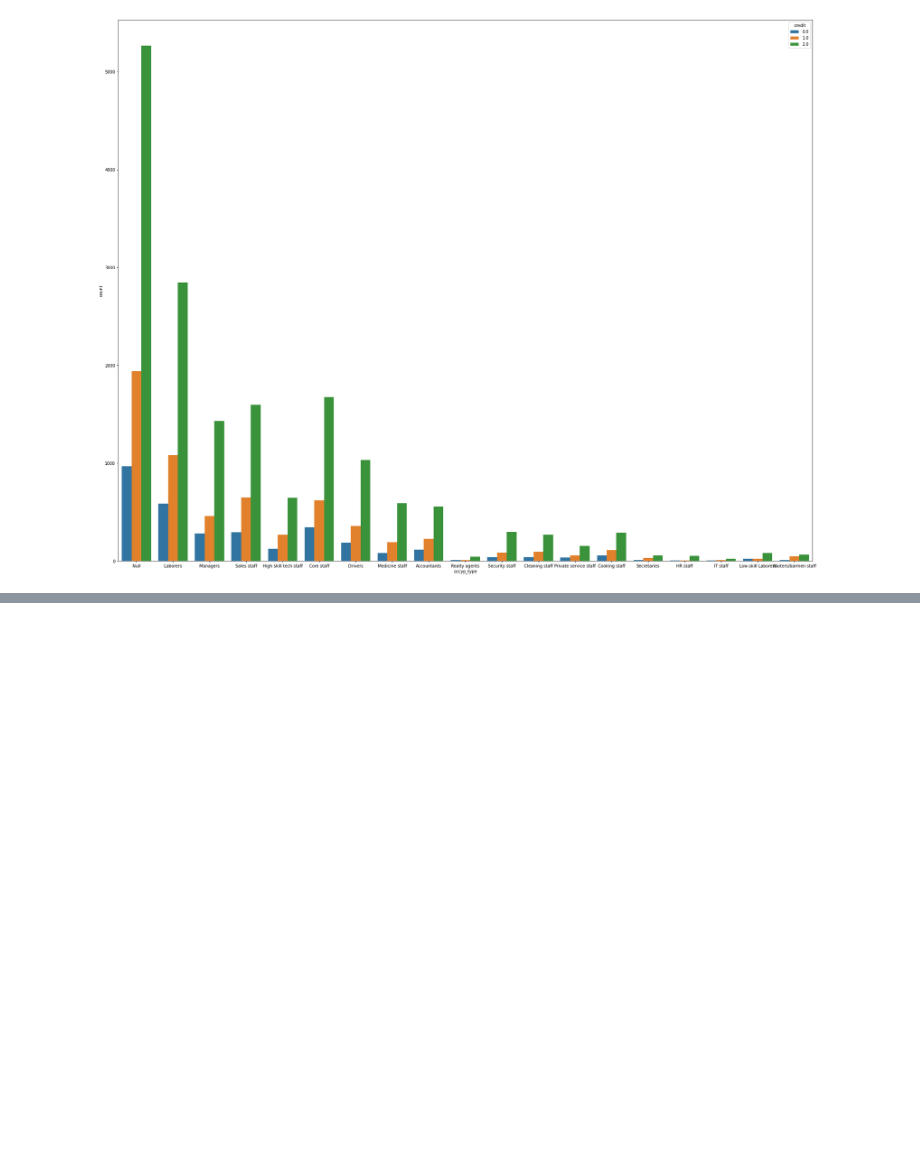
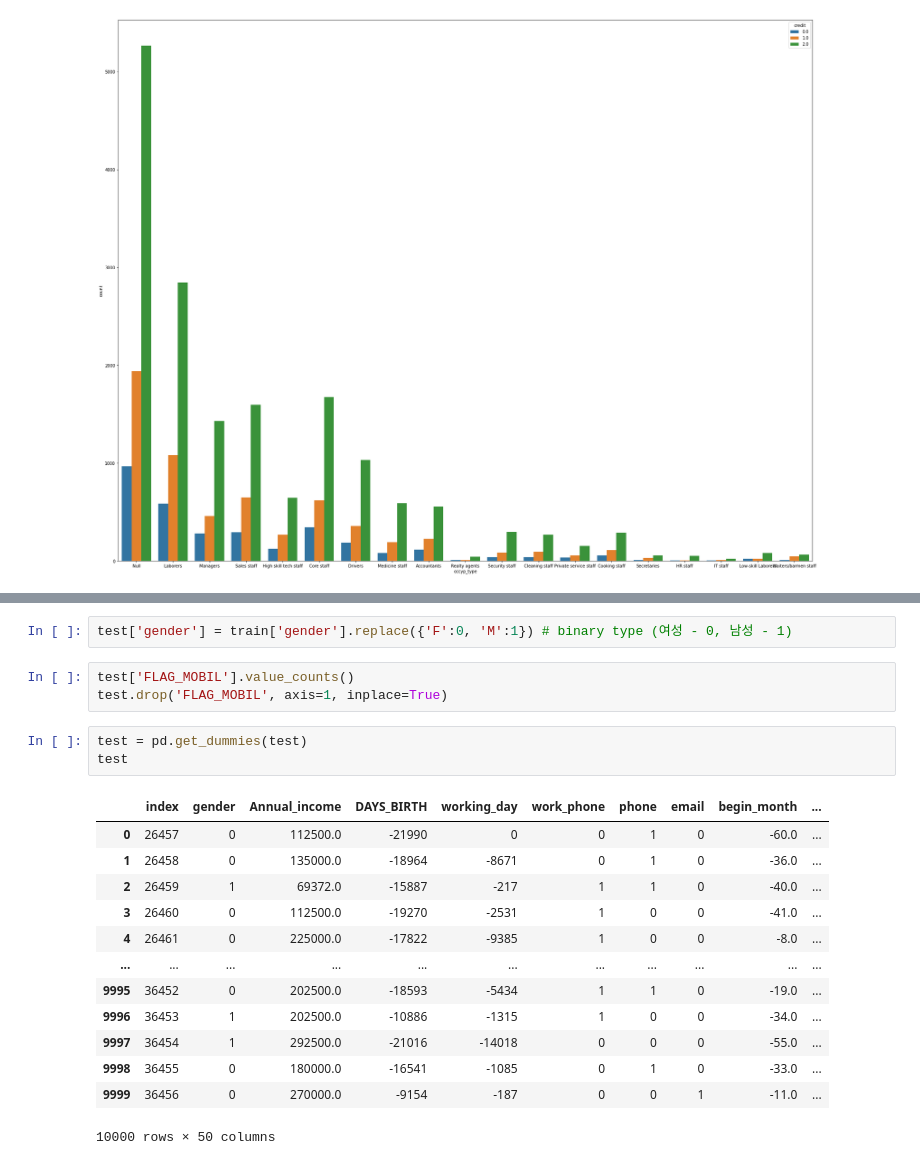
Before and after one commit to LIMDANBI/dacon_2021, a Jupyter notebook: EDA.ipynb, the cells around one changed output, grey strips where cells are left out. Saved outputs shown, nothing was run; the diff lists cells and outputs as text; blank space fills up the shorter version.

```diff
--- a/EDA.ipynb
+++ b/EDA.ipynb
@@ -170,0 +188,22 @@ plt.show()
+# %%
+test['gender'] = train['gender'].replace({'F':0, 'M':1}) # binary type (여성 - 0, 남성 - 1)
+# %%
+test['FLAG_MOBIL'].value_counts()
+test.drop('FLAG_MOBIL', axis=1, inplace=True)
+# %%
+test = pd.get_dummies(test)
+test
+# %% [output]
+|  | index | gender | Annual_income | DAYS_BIRTH | working_day | work_phone | phone | email | begin_month | ... |
+| 0 | 26457 | 0 | 112500.0 | -21990 | 0 | 0 | 1 | 0 | -60.0 | ... |
+| 1 | 26458 | 0 | 135000.0 | -18964 | -8671 | 0 | 1 | 0 | -36.0 | ... |
+| 2 | 26459 | 1 | 69372.0 | -15887 | -217 | 1 | 1 | 0 | -40.0 | ... |
+| 3 | 26460 | 0 | 112500.0 | -19270 | -2531 | 1 | 0 | 0 | -41.0 | ... |
+| 4 | 26461 | 0 | 225000.0 | -17822 | -9385 | 1 | 0 | 0 | -8.0 | ... |
+| ... | ... | ... | ... | ... | ... | ... | ... | ... | ... | ... |
+| 9995 | 36452 | 0 | 202500.0 | -18593 | -5434 | 1 | 1 | 0 | -19.0 | ... |
+| 9996 | 36453 | 1 | 202500.0 | -10886 | -1315 | 1 | 0 | 0 | -34.0 | ... |
+| 9997 | 36454 | 1 | 292500.0 | -21016 | -14018 | 0 | 0 | 0 | -55.0 | ... |
+| 9998 | 36455 | 0 | 180000.0 | -16541 | -1085 | 0 | 1 | 0 | -33.0 | ... |
+| 9999 | 36456 | 0 | 270000.0 | -9154 | -187 | 0 | 0 | 1 | -11.0 | ... |
+10000 rows × 50 columns
```
Also changed, not shown: parts of 13 cells of this notebook.
